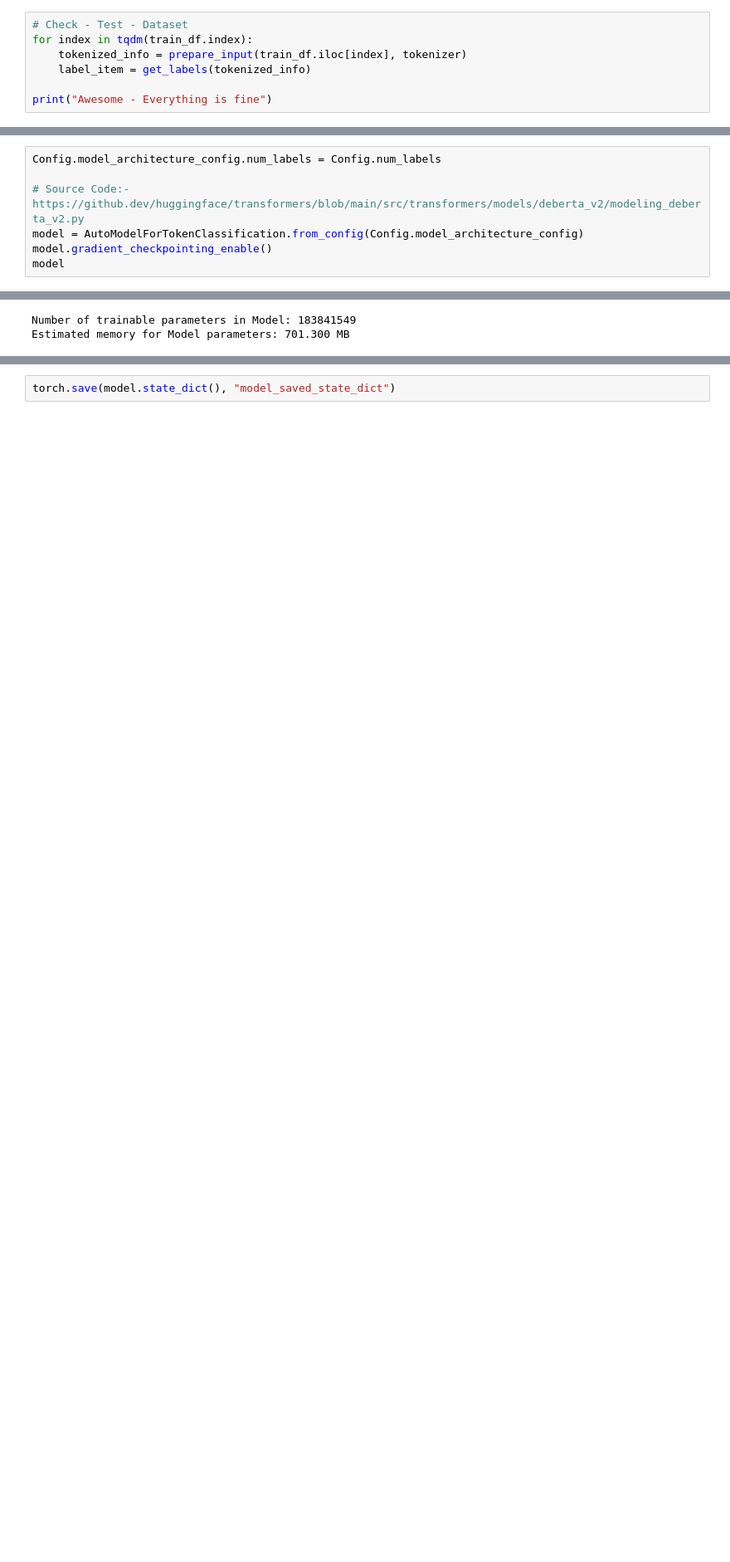
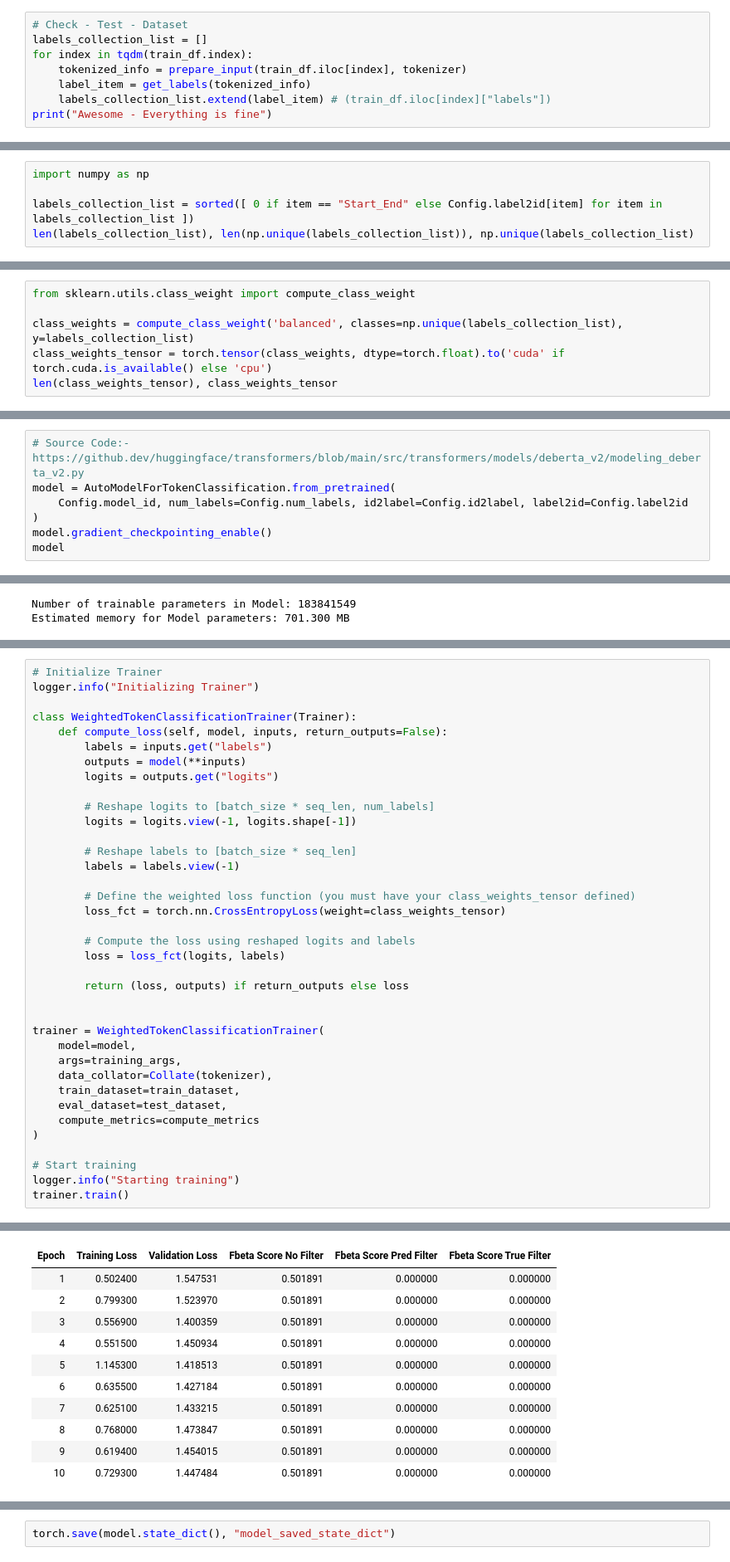
Before and after one commit to shirsh10mall/PII_Detection_Federated_Learning, a Jupyter notebook: pii-detection-project.ipynb, the cells around one changed output, grey strips where cells are left out. Shown at 83% size. Drawn from its saved outputs; the diff is of its cells as text; blank space fills up the shorter version.

Commit message:
Kaggle Notebook | PII Detection | Added_Class_Weighted_Loss_Fixed_Metric_Functions

```diff
--- a/pii-detection-project.ipynb
+++ b/pii-detection-project.ipynb
@@ -278,10 +281,16 @@ def get_labels(tokenized_info):
     return label_list
 # %%
 # Check - Test - Dataset
+labels_collection_list = []
 for index in tqdm(train_df.index):
     tokenized_info = prepare_input(train_df.iloc[index], tokenizer)
     label_item = get_labels(tokenized_info)
-
+    labels_collection_list.extend(label_item) # (train_df.iloc[index]["labels"])
 print("Awesome - Everything is fine")
 # %% [output]
 Awesome - Everything is fine
+# %%
+import numpy as np
+
+labels_collection_list = sorted([ 0 if item == "Start_End" else Config.label2id[item] for item in labels_collection_list ])
+len(labels_collection_list), len(np.unique(labels_collection_list)), np.unique(labels_collection_list)
@@ -287,0 +299,6 @@ Awesome - Everything is fine
+# %%
+from sklearn.utils.class_weight import compute_class_weight
+
+class_weights = compute_class_weight('balanced', classes=np.unique(labels_collection_list), y=labels_collection_list)
+class_weights_tensor = torch.tensor(class_weights, dtype=torch.float).to('cuda' if torch.cuda.is_available() else 'cpu')
+len(class_weights_tensor), class_weights_tensor
@@ -368,10 +390,10 @@ class Collate:
 train_dataset = PII_Dataset(tokenizer, df=train_df)
 test_dataset = PII_Dataset(tokenizer, df=test_df)
 # %%
-Config.model_architecture_config.num_labels = Config.num_labels
-
 # Source Code:- https://github.dev/huggingface/transformers/blob/main/src/transformers/models/deberta_v2/modeling_deberta_v2.py
-model = AutoModelForTokenClassification.from_config(Config.model_architecture_config)
+model = AutoModelForTokenClassification.from_pretrained(
+    Config.model_id, num_labels=Config.num_labels, id2label=Config.id2label, label2id=Config.label2id
+)
 model.gradient_checkpointing_enable()
 model
 # %% [output]
@@ -605,0 +574,38 @@ TrainOutput(global_step=9425, training_loss=0.037913934395197066, metrics={'trai
+# %%
+# Initialize Trainer
+logger.info("Initializing Trainer")
+
+class WeightedTokenClassificationTrainer(Trainer):
+    def compute_loss(self, model, inputs, return_outputs=False):
+        labels = inputs.get("labels")
+        outputs = model(**inputs)
+        logits = outputs.get("logits")
+
+        # Reshape logits to [batch_size * seq_len, num_labels]
+        logits = logits.view(-1, logits.shape[-1])
+
+        # Reshape labels to [batch_size * seq_len]
+        labels = labels.view(-1)
+
+        # Define the weighted loss function (you must have your class_weights_tensor defined)
+        loss_fct = torch.nn.CrossEntropyLoss(weight=class_weights_tensor)
+
+        # Compute the loss using reshaped logits and labels
+        loss = loss_fct(logits, labels)
+
+        return (loss, outputs) if return_outputs else loss
+
+
+trainer = WeightedTokenClassificationTrainer(
+    model=model,
+    args=training_args,
+    data_collator=Collate(tokenizer),
+    train_dataset=train_dataset,
+    eval_dataset=test_dataset,
+    compute_metrics=compute_metrics
+)
+
+# Start training
+logger.info("Starting training")
+trainer.train()
+# %% [output]
@@ -605,0 +615,11 @@ TrainOutput(global_step=9425, training_loss=0.037913934395197066, metrics={'trai
+| Epoch | Training Loss | Validation Loss | Fbeta Score No Filter | Fbeta Score Pred Filter | Fbeta Score True Filter |
+| 1 | 0.502400 | 1.547531 | 0.501891 | 0.000000 | 0.000000 |
+| 2 | 0.799300 | 1.523970 | 0.501891 | 0.000000 | 0.000000 |
+| 3 | 0.556900 | 1.400359 | 0.501891 | 0.000000 | 0.000000 |
+| 4 | 0.551500 | 1.450934 | 0.501891 | 0.000000 | 0.000000 |
+| 5 | 1.145300 | 1.418513 | 0.501891 | 0.000000 | 0.000000 |
+| 6 | 0.635500 | 1.427184 | 0.501891 | 0.000000 | 0.000000 |
+| 7 | 0.625100 | 1.433215 | 0.501891 | 0.000000 | 0.000000 |
+| 8 | 0.768000 | 1.473847 | 0.501891 | 0.000000 | 0.000000 |
+| 9 | 0.619400 | 1.454015 | 0.501891 | 0.000000 | 0.000000 |
+| 10 | 0.729300 | 1.447484 | 0.501891 | 0.000000 | 0.000000 |
```
Also changed, not shown: parts of 11 cells of this notebook.
